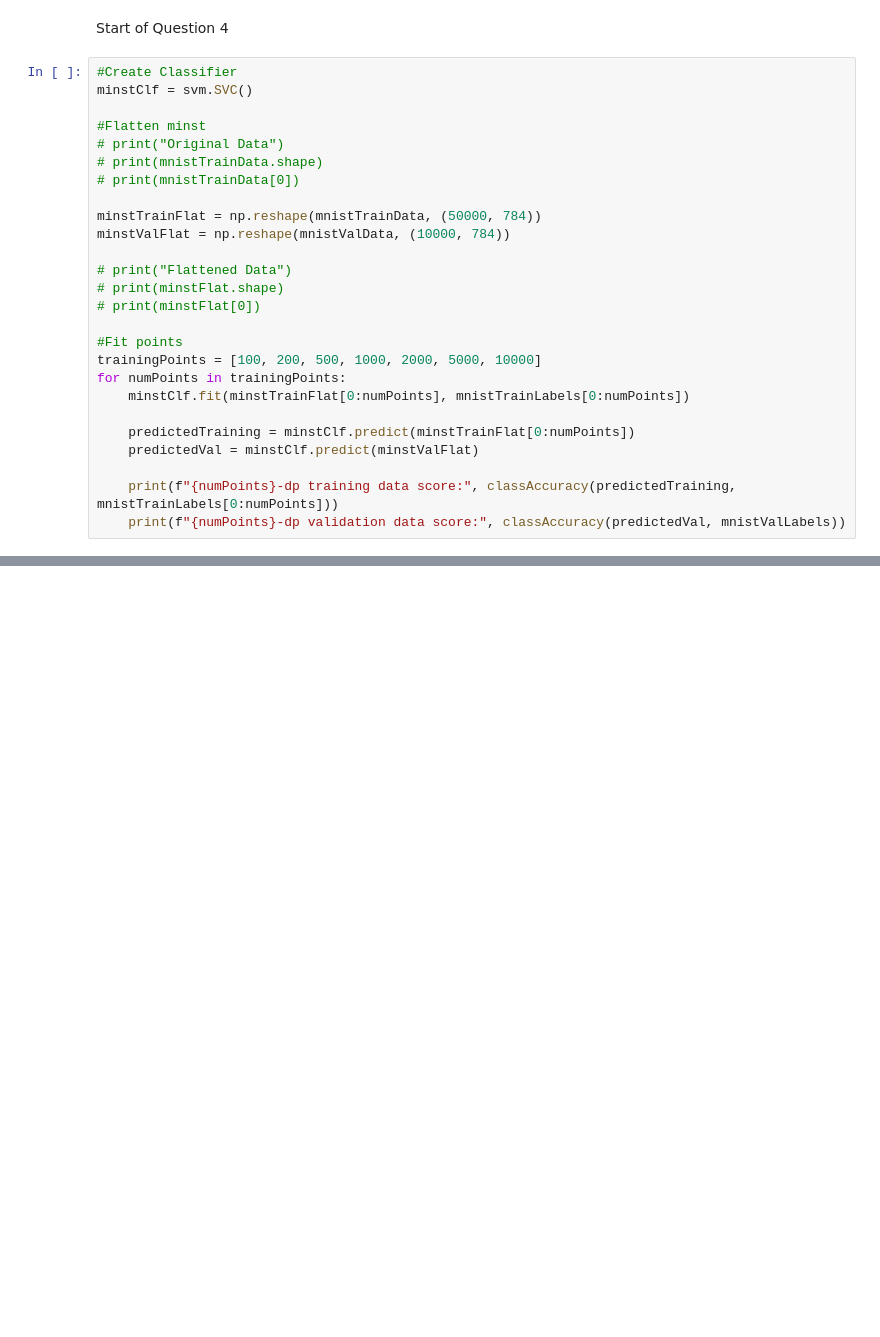
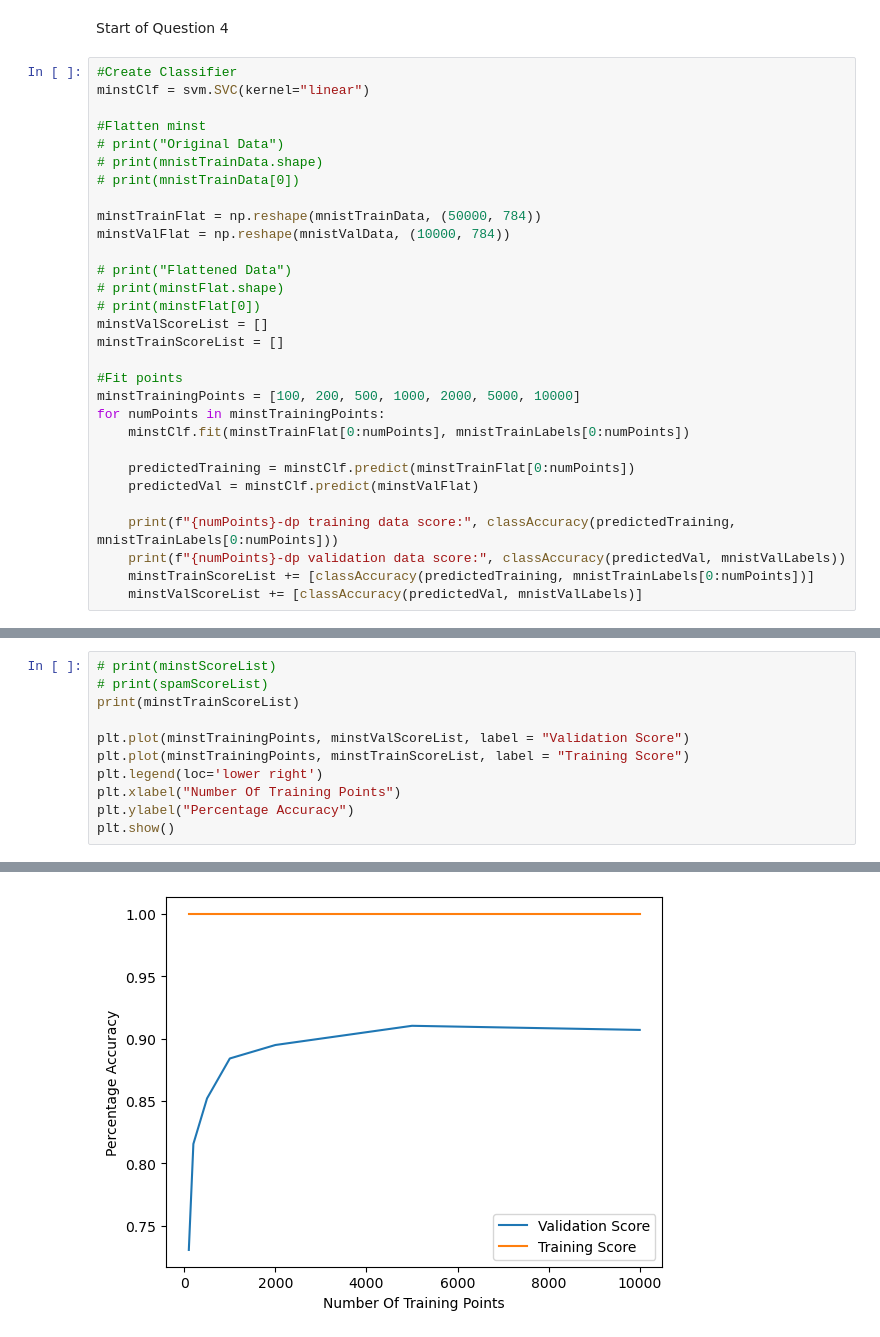
Before and after one commit to frankjinn/Machine-Learning-Projects, a Jupyter notebook: hw1/scripts/hw1.ipynb, the cells around one changed output, grey strips where cells are left out. Cells and saved outputs as stored; diff of their text form; blank space fills up the shorter version.

```diff
--- a/hw1/scripts/hw1.ipynb
+++ b/hw1/scripts/hw1.ipynb
@@ -138,7 +134,7 @@ def classAccuracy(predictionList, truthList):
 Start of Question 4
 # %%
 #Create Classifier
-minstClf = svm.SVC()
+minstClf = svm.SVC(kernel="linear")
 
 #Flatten minst
 # print("Original Data")
@@ -151,10 +147,12 @@ minstValFlat = np.reshape(mnistValData, (10000, 784))
 # print("Flattened Data")
 # print(minstFlat.shape)
 # print(minstFlat[0])
+minstValScoreList = []
+minstTrainScoreList = []
 
 #Fit points
-trainingPoints = [100, 200, 500, 1000, 2000, 5000, 10000]
-for numPoints in trainingPoints:
+minstTrainingPoints = [100, 200, 500, 1000, 2000, 5000, 10000]
+for numPoints in minstTrainingPoints:
     minstClf.fit(minstTrainFlat[0:numPoints], mnistTrainLabels[0:numPoints])
 
     predictedTraining = minstClf.predict(minstTrainFlat[0:numPoints])
@@ -162,4 +160,6 @@ for numPoints in trainingPoints:
 
     print(f"{numPoints}-dp training data score:", classAccuracy(predictedTraining, mnistTrainLabels[0:numPoints]))
     print(f"{numPoints}-dp validation data score:", classAccuracy(predictedVal, mnistValLabels))
+    minstTrainScoreList += [classAccuracy(predictedTraining, mnistTrainLabels[0:numPoints])]
+    minstValScoreList += [classAccuracy(predictedVal, mnistValLabels)]
 # %% [output]
@@ -222,0 +228,12 @@ Original Data
+# %%
+# print(minstScoreList)
+# print(spamScoreList)
+print(minstTrainScoreList)
+
+plt.plot(minstTrainingPoints, minstValScoreList, label = "Validation Score")
+plt.plot(minstTrainingPoints, minstTrainScoreList, label = "Training Score")
+plt.legend(loc='lower right')
+plt.xlabel("Number Of Training Points")
+plt.ylabel("Percentage Accuracy")
+plt.show()
+# %% [output]
@@ -222,0 +241 @@ Original Data
+[figure, added]
```
Also changed, not shown: parts of 18 cells of this notebook, 2 other files.
